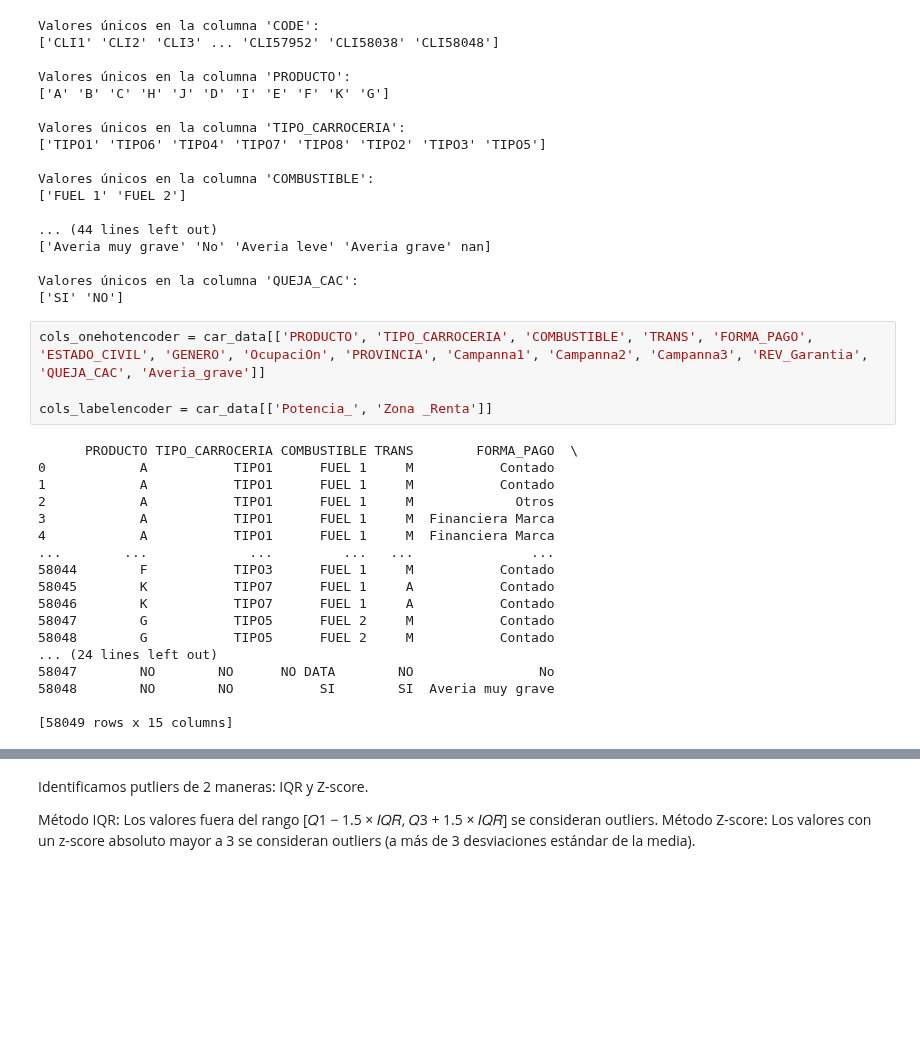
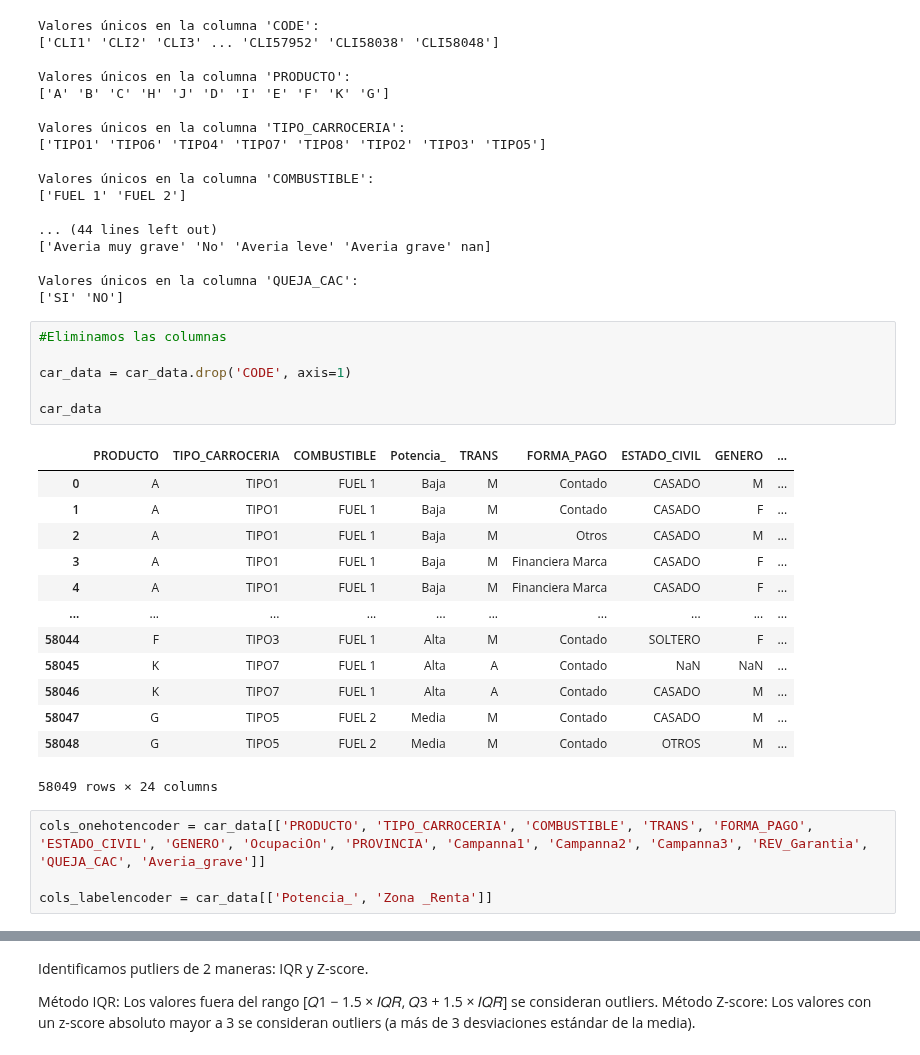
Before and after one commit to lauralardies/caso_practico_1, a Jupyter notebook: Caso Práctico/analisis/limpieza.ipynb, the cells around one changed output, grey strips where cells are left out. Drawn from its saved outputs; the diff is of its cells as text; blank space fills up the shorter version.

```diff
--- a/Caso Práctico/analisis/limpieza.ipynb
+++ b/Caso Práctico/analisis/limpieza.ipynb
@@ -105,27 +106,29 @@ Valores únicos en la columna 'COMBUSTIBLE':
 
 Valores únicos en la columna 'QUEJA_CAC':
 ['SI' 'NO']
+# %%
+#Eliminamos las columnas
+
+car_data = car_data.drop('CODE', axis=1)
+
+car_data
+# %% [output]
+|  | PRODUCTO | TIPO_CARROCERIA | COMBUSTIBLE | Potencia_ | TRANS | FORMA_PAGO | ESTADO_CIVIL | GENERO | ... |
+| 0 | A | TIPO1 | FUEL 1 | Baja | M | Contado | CASADO | M | ... |
+| 1 | A | TIPO1 | FUEL 1 | Baja | M | Contado | CASADO | F | ... |
+| 2 | A | TIPO1 | FUEL 1 | Baja | M | Otros | CASADO | M | ... |
+| 3 | A | TIPO1 | FUEL 1 | Baja | M | Financiera Marca | CASADO | F | ... |
+| 4 | A | TIPO1 | FUEL 1 | Baja | M | Financiera Marca | CASADO | F | ... |
+| ... | ... | ... | ... | ... | ... | ... | ... | ... | ... |
+| 58044 | F | TIPO3 | FUEL 1 | Alta | M | Contado | SOLTERO | F | ... |
+| 58045 | K | TIPO7 | FUEL 1 | Alta | A | Contado | NaN | NaN | ... |
+| 58046 | K | TIPO7 | FUEL 1 | Alta | A | Contado | CASADO | M | ... |
+| 58047 | G | TIPO5 | FUEL 2 | Media | M | Contado | CASADO | M | ... |
+| 58048 | G | TIPO5 | FUEL 2 | Media | M | Contado | OTROS | M | ... |
+58049 rows × 24 columns
 # %%
 cols_onehotencoder = car_data[['PRODUCTO', 'TIPO_CARROCERIA', 'COMBUSTIBLE', 'TRANS', 'FORMA_PAGO', 'ESTADO_CIVIL', 'GENERO', 'OcupaciOn', 'PROVINCIA', 'Campanna1', 'Campanna2', 'Campanna3', 'REV_Garantia', 'QUEJA_CAC', 'Averia_grave']]
 
 cols_labelencoder = car_data[['Potencia_', 'Zona _Renta']]
-# %% [output]
-      PRODUCTO TIPO_CARROCERIA COMBUSTIBLE TRANS        FORMA_PAGO  \
-0            A           TIPO1      FUEL 1     M           Contado
-1            A           TIPO1      FUEL 1     M           Contado
-2            A           TIPO1      FUEL 1     M             Otros
-3            A           TIPO1      FUEL 1     M  Financiera Marca
-4            A           TIPO1      FUEL 1     M  Financiera Marca
-...        ...             ...         ...   ...               ...
-58044        F           TIPO3      FUEL 1     M           Contado
-58045        K           TIPO7      FUEL 1     A           Contado
-58046        K           TIPO7      FUEL 1     A           Contado
-58047        G           TIPO5      FUEL 2     M           Contado
-58048        G           TIPO5      FUEL 2     M           Contado
-... (24 lines left out)
-58047        NO        NO      NO DATA        NO                No
-58048        NO        NO           SI        SI  Averia muy grave
-
-[58049 rows x 15 columns]
 # %%
 # Crear el OneHotEncoder
```
Also changed, not shown: parts of 3 cells of this notebook.
